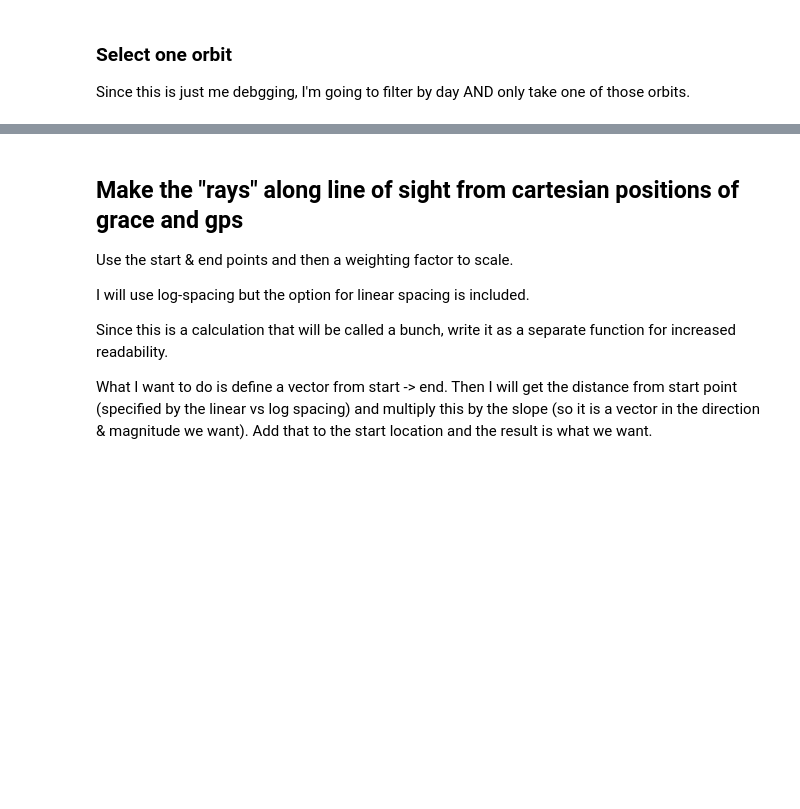
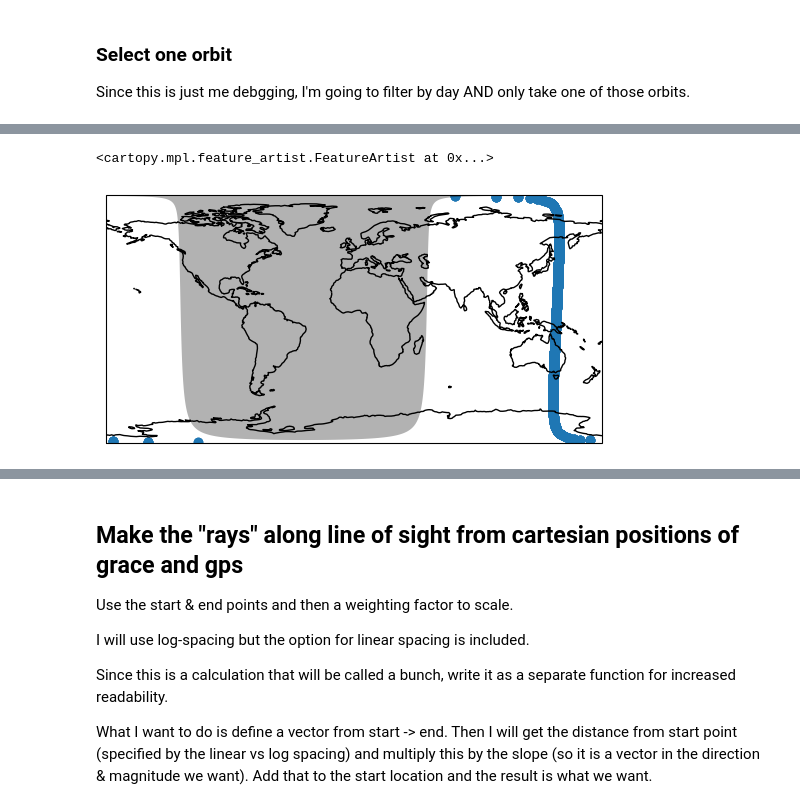
Before and after one commit to abukowski21/sat-interp-tid-analysis, a Jupyter notebook: Make_Inputs_and_run_esmf.ipynb, the cells around one changed output, grey strips where cells are left out. Saved outputs shown, nothing was run; the diff lists cells and outputs as text; code cells hidden in the pictures; blank space fills up the shorter version.

```diff
--- a/Make_Inputs_and_run_esmf.ipynb
+++ b/Make_Inputs_and_run_esmf.ipynb
@@ -153,3 +157,14 @@ df.iloc[peaks[0]:peaks[1]].plot(x='date', y='Longitude', ax=ax);
+# %%
+ax = plt.subplot(projection=ccrs.PlateCarree())
+
+plt.scatter(df.iloc[peaks[0]:peaks[1]].Longitude, df.iloc[peaks[0]:peaks[1]].Latitude)
+time = df.date[int((peaks[0] + peaks[1])/2)]
+
+ax.coastlines()
+ax.add_feature(Nightshade(time), alpha=0.3)
+# %% [output]
+<cartopy.mpl.feature_artist.FeatureArtist at 0x...>
+[figure, added]
 # %%
 # Now set df to be that slice
 # Keep using the same variable so these cells can be deleted if an entire
```
Also changed, not shown: parts of 12 cells of this notebook, 1 other file.
